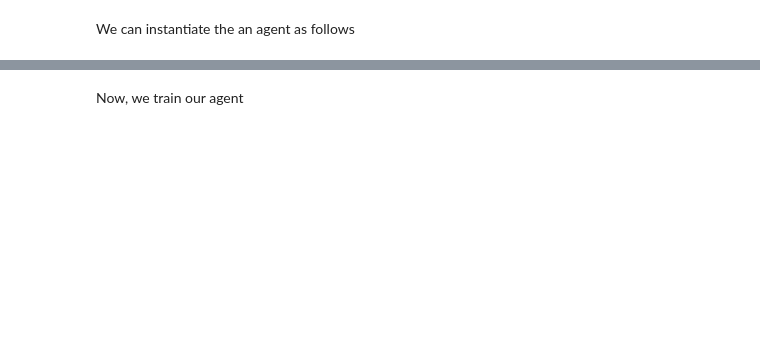
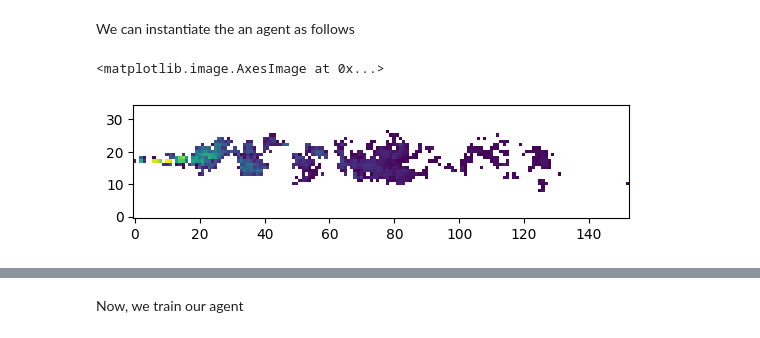
Before and after one commit to PimLb/pynav, a Jupyter notebook: notebooks/Tutorial.ipynb, the cells around one changed output, grey strips where cells are left out. Drawn from its saved outputs; the diff is of its cells as text; code cells hidden in the pictures; blank space fills up the shorter version.

```diff
--- a/notebooks/Tutorial.ipynb
+++ b/notebooks/Tutorial.ipynb
@@ -51,0 +49,18 @@ agent = AdaBCKAgent(
+# %%
+source_position = np.array([20, 0])
+source_radius = 5
+velocity = 4
+rewards = (1.0, -0.01)
+
+env = Env(data = data,
+          source_position=source_position,
+          source_radius = source_radius,
+          velocity = velocity,
+          rewards = rewards)
+# %%
+fig, ax = plt.subplots()
+
+ax.imshow(np.log10(env.data[0, :, :]), origin='lower')
+# %% [output]
+<matplotlib.image.AxesImage at 0x...>
+[figure, added]
```
Also changed, not shown: parts of 8 cells of this notebook, 3 other files.
